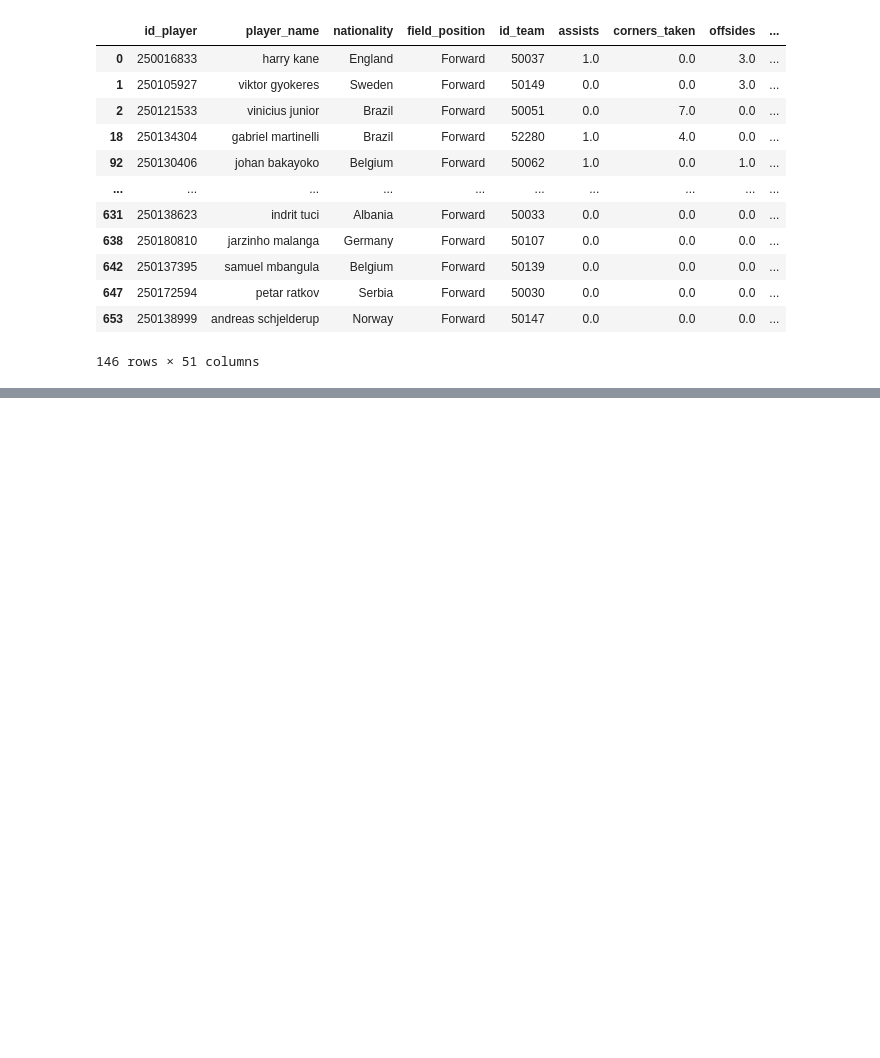
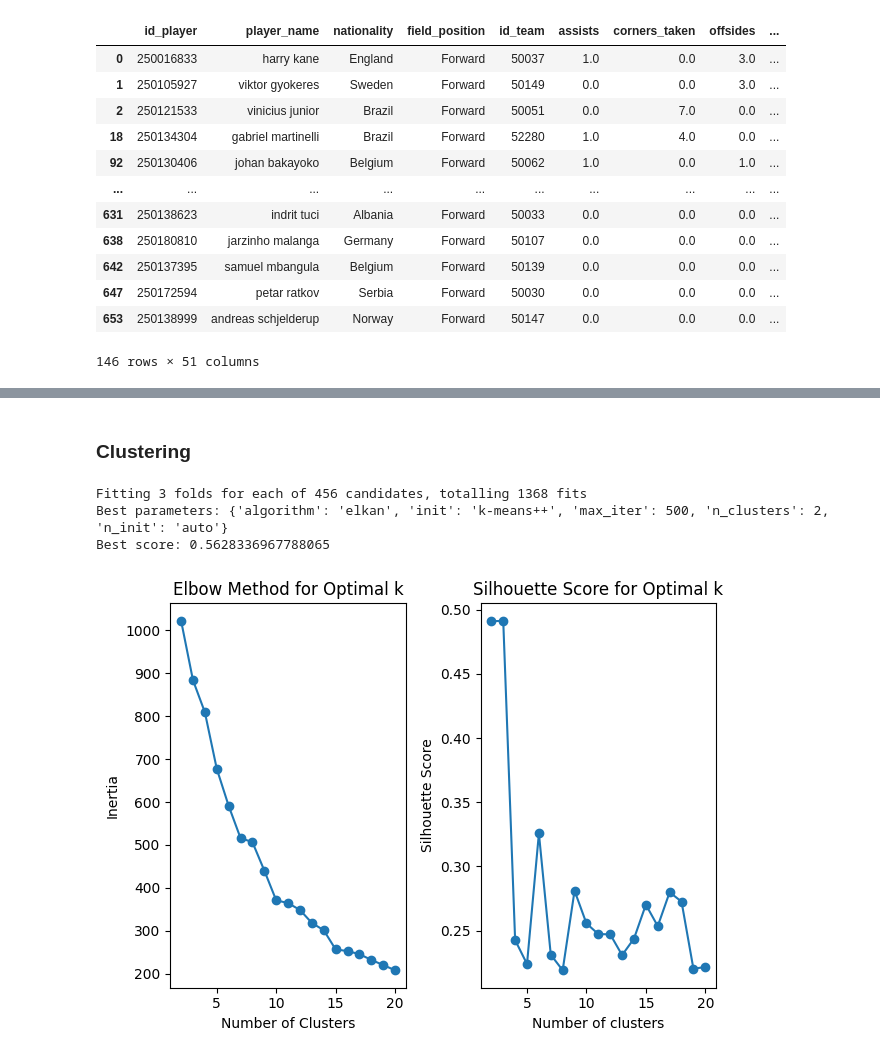
Before and after one commit to Wukelalks/Player-Performance-Model, a Jupyter notebook: find_similar_attackers.ipynb, the cells around one changed output, grey strips where cells are left out. Drawn from its saved outputs; the diff is of its cells as text; code cells hidden in the pictures; blank space fills up the shorter version.

```diff
--- a/find_similar_attackers.ipynb
+++ b/find_similar_attackers.ipynb
@@ -91,0 +76,3 @@ attackers_ft_df
+# %%
+# Splitting the data into training and testing data
+X_train, X_test, df_train, df_test = train_test_split(X, attackers_df, test_size=0.1, random_state=42)
@@ -91,0 +98,5 @@ attackers_ft_df
+# %%
+# Data scaling
+scaler = StandardScaler()
+X_train_scaled = scaler.fit_transform(X_train)
+X_test_scaled = scaler.transform(X_test)
@@ -91,0 +162,63 @@ attackers_ft_df
+# %% [markdown]
+### Clustering
+# %%
+# Find Best Parameters for K-Means using GridSearchCV
+param_grid = {
+    'n_clusters': range(2, 21),  # Test different numbers of clusters
+    'init': ['k-means++', 'random'],
+    'max_iter': [300, 500, 1000],
+    'n_init': [10, 'auto'],
+    'algorithm': ['lloyd', 'elkan']
+}
+
+# Istantiate the model
+kmeans = KMeans()
+
+# GridSearch to find best params
+def silhouette_score_wrapper(estimator, X):
+    """Wrapper function to calculate silhouette score within GridSearchCV."""
+    labels = estimator.fit_predict(X)
+    return silhouette_score(X, labels)
+
+grid_search = GridSearchCV(kmeans, param_grid, scoring=silhouette_score_wrapper, cv=3, verbose=1)
+grid_search.fit(X_train_scaled)
+
+# Get the best parameters and best score
+best_params = grid_search.best_params_
+best_score = grid_search.best_score_
+
+print(f"Best parameters: {best_params}")
+print(f"Best score: {best_score}")
+# %% [output]
+Fitting 3 folds for each of 456 candidates, totalling 1368 fits
+Best parameters: {'algorithm': 'elkan', 'init': 'k-means++', 'max_iter': 500, 'n_clusters': 2, 'n_init': 'auto'}
+Best score: 0.5628336967788065
+# %%
+# optimal number of clusters using the elbow method and silhouette score
+inertia = []
+silhouette_scores_km = []
+for k in range(2, 21):
+    kmeans = KMeans(n_clusters=k)
+    kmeans.fit(X_train_scaled)
+    inertia.append(kmeans.inertia_)
+    silhouette_scores_km.append(silhouette_score(X_train_scaled, kmeans.labels_))
+
+# Plot the elbow graph
+# plt.figure(figsize=(12, 6))
+plt.subplot(1, 2, 1)
+plt.plot(range(2, 21), inertia, marker='o')
+plt.title('Elbow Method for Optimal k')
+plt.xlabel('Number of Clusters')
+plt.ylabel('Inertia')
+
+
+# Plot Silhouette score
+plt.subplot(1, 2, 2)
+plt.plot(range(2, 21), silhouette_scores_km, marker='o')
+plt.title('Silhouette Score for Optimal k')
+plt.xlabel('Number of clusters')
+plt.ylabel('Silhouette Score')
+plt.tight_layout()
+plt.show()
+# %% [output]
+[figure, added]
```
Also changed, not shown: parts of 11 cells of this notebook.
